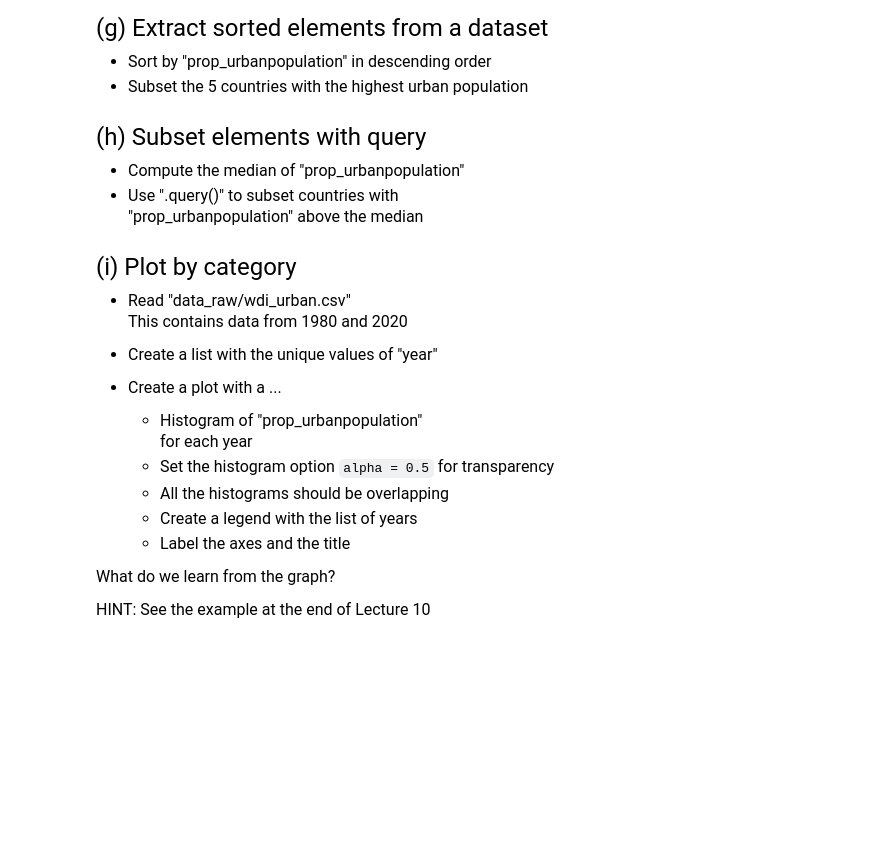
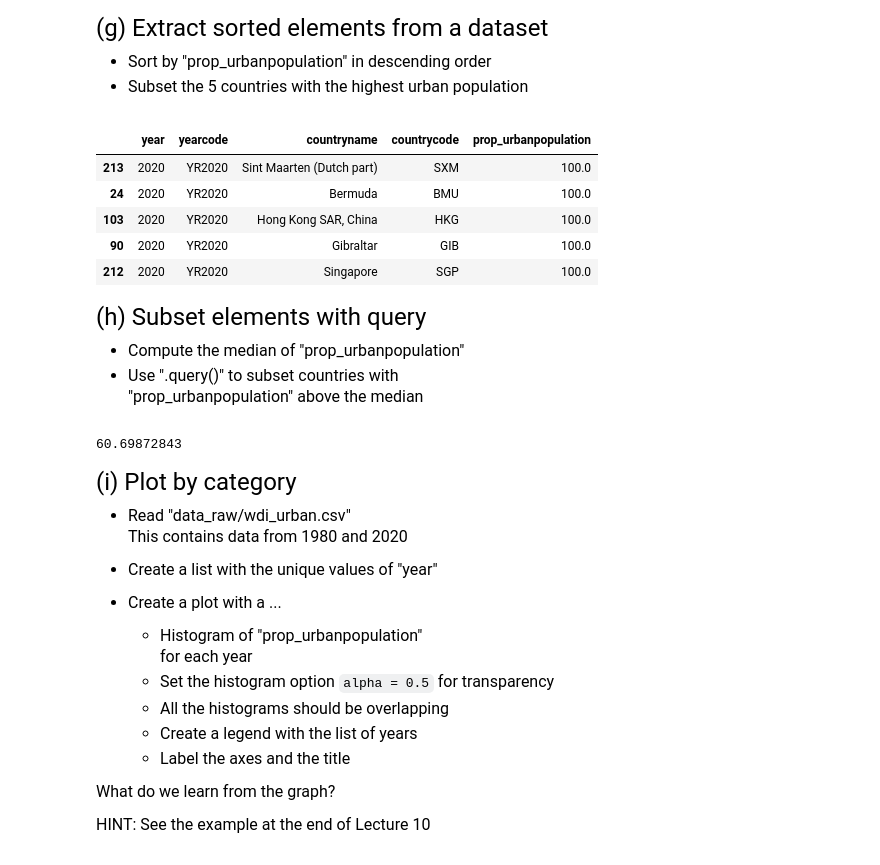
Before and after one commit to tanyajagdishemory/datasci530fall2025, a Jupyter notebook: Lecture 02/Lecture 2 - Exercises.ipynb, the cells around one changed output. Cells and saved outputs as stored; diff of their text form; code cells hidden in the pictures; blank space fills up the shorter version.

```diff
--- a/Lecture 02/Lecture 2 - Exercises.ipynb
+++ b/Lecture 02/Lecture 2 - Exercises.ipynb
@@ -151,3 +224,18 @@ the World Development Indicators
+# %%
+# Write your own code
+
+worldbank_indicators = pd.read_csv("data_raw/wdi_2020.csv")
+
+sorted_popl = worldbank_indicators.sort_values("prop_urbanpopulation", ascending = False)
+
+display(sorted_popl.iloc[:5, :])
+# %% [output]
+|  | year | yearcode | countryname | countrycode | prop_urbanpopulation |
+| 213 | 2020 | YR2020 | Sint Maarten (Dutch part) | SXM | 100.0 |
+| 24 | 2020 | YR2020 | Bermuda | BMU | 100.0 |
+| 103 | 2020 | YR2020 | Hong Kong SAR, China | HKG | 100.0 |
+| 90 | 2020 | YR2020 | Gibraltar | GIB | 100.0 |
+| 212 | 2020 | YR2020 | Singapore | SGP | 100.0 |
 # %% [markdown]
 <font size = "5">
 
@@ -160,6 +248,13 @@ the World Development Indicators
  "prop_urbanpopulation" above the median
 # %%
 # Write your own code
+
+median = worldbank_indicators["prop_urbanpopulation"].median()
+display(median)
+
+above_median = worldbank_indicators.query("prop_urbanpopulation > @median")
+# %% [output]
+60.69872843
 # %% [markdown]
 <font size = "5">
 
```
Also changed, not shown: parts of 18 cells of this notebook, 9 other files.
